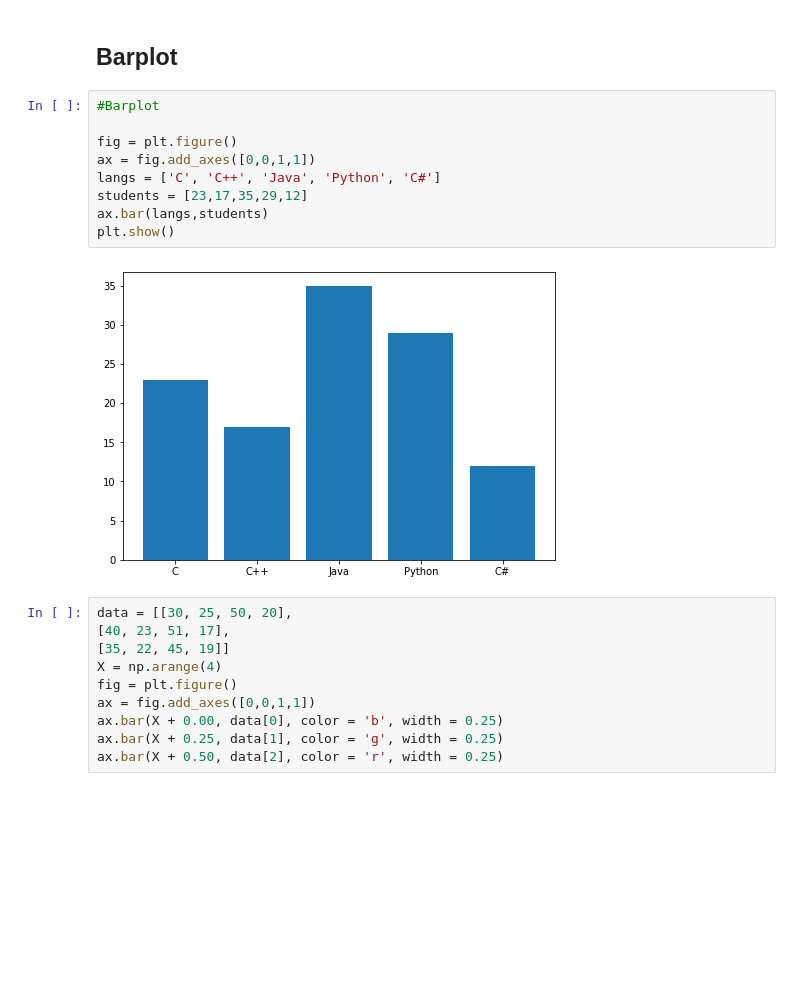
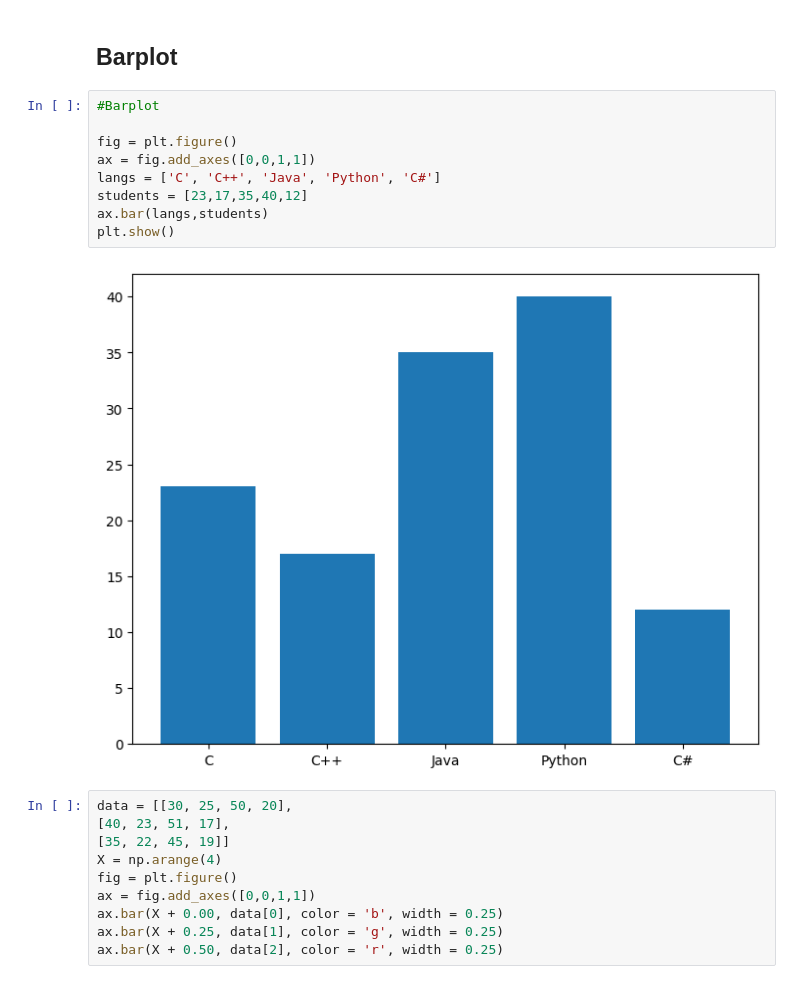
Before and after one commit to BamdadTabari/Pandas-hands-on-learning, a Jupyter notebook: Data+visualization+crash+course.ipynb, the cells around one changed output. Drawn from its saved outputs; the diff is of its cells as text; blank space fills up the shorter version.

```diff
--- a/Data+visualization+crash+course.ipynb
+++ b/Data+visualization+crash+course.ipynb
@@ -82,14 +82,14 @@ plt.show()
 # %%
 #Barplot
 
 fig = plt.figure()
 ax = fig.add_axes([0,0,1,1])
 langs = ['C', 'C++', 'Java', 'Python', 'C#']
-students = [23,17,35,29,12]
+students = [23,17,35,40,12]
 ax.bar(langs,students)
 plt.show()
 # %% [output]
-[figure, old version]
+[figure, new version]
 # %%
 data = [[30, 25, 50, 20],
 [40, 23, 51, 17],
```
Also changed, not shown: parts of 1 cell of this notebook.
